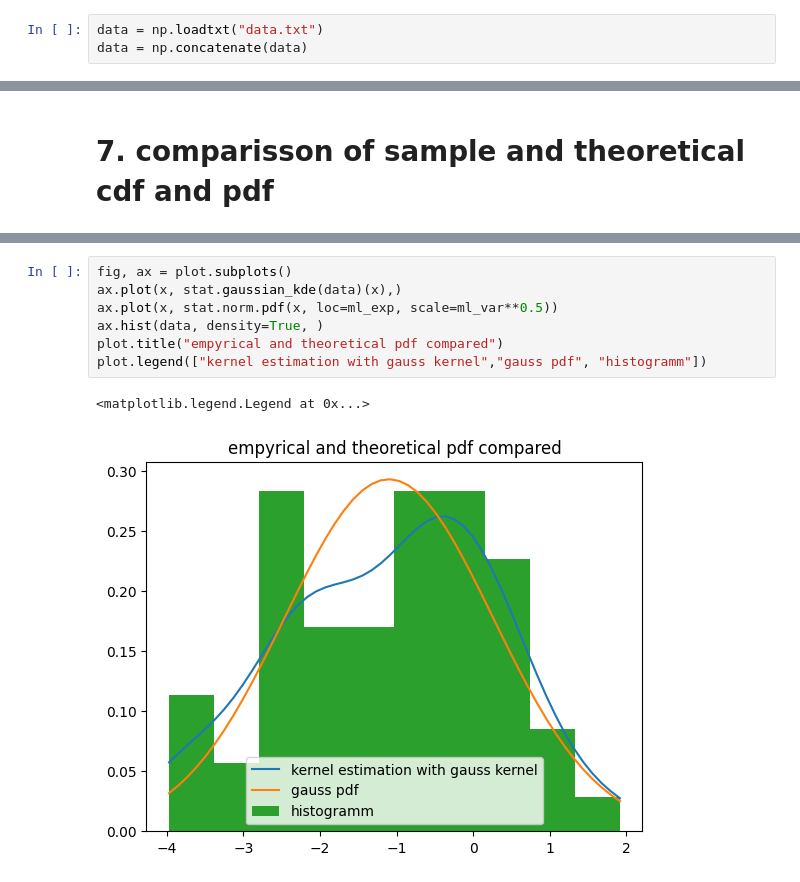
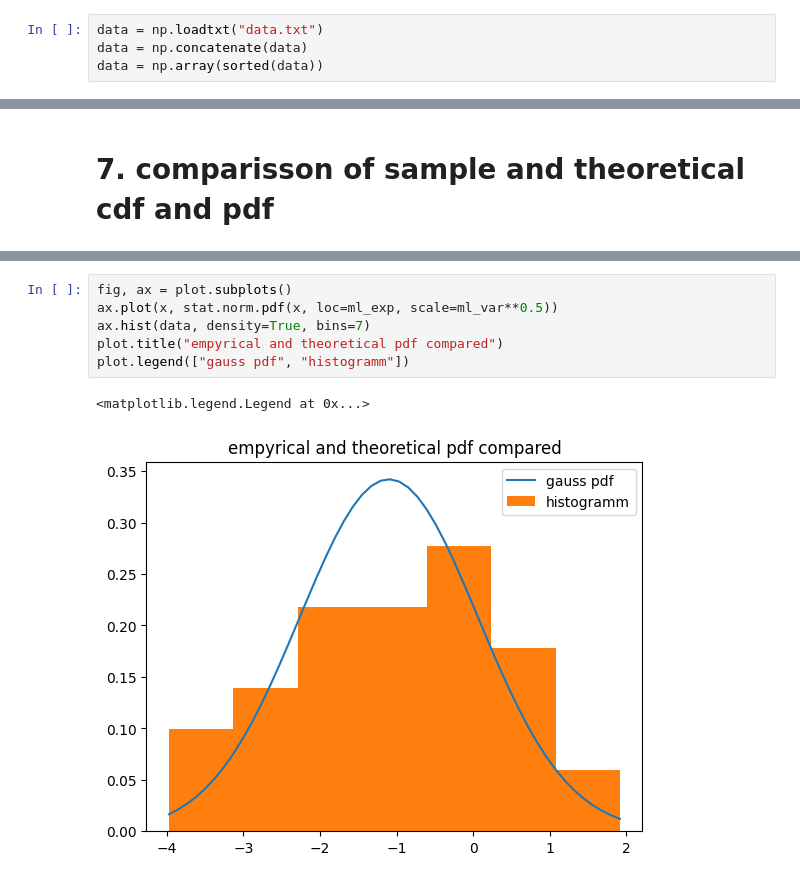
Before and after one commit to PIDAMI/multidim_stat_lab, a Jupyter notebook: lab1/lab1.ipynb, the cells around one changed output, grey strips where cells are left out. Drawn from its saved outputs; the diff is of its cells as text.

```diff
--- a/lab1/lab1.ipynb
+++ b/lab1/lab1.ipynb
@@ -7,6 +6,7 @@ import math
 # %%
 data = np.loadtxt("data.txt")
 data = np.concatenate(data)
+data = np.array(sorted(data))
 # %% [markdown]
 # 1. sample characteristics
 # %%
@@ -258,10 +253,9 @@ plot.legend(["ecdf", "gauss cdf"])
 # %%
 fig, ax = plot.subplots()
-ax.plot(x, stat.gaussian_kde(data)(x),)
 ax.plot(x, stat.norm.pdf(x, loc=ml_exp, scale=ml_var**0.5))
-ax.hist(data, density=True, )
+ax.hist(data, density=True, bins=7)
 plot.title("empyrical and theoretical pdf compared")
-plot.legend(["kernel estimation with gauss kernel","gauss pdf", "histogramm"])
+plot.legend(["gauss pdf", "histogramm"])
 # %% [output]
 <matplotlib.legend.Legend at 0x...>
-[figure, old version]
+[figure, new version]
```
Also changed, not shown: parts of 16 cells of this notebook.
